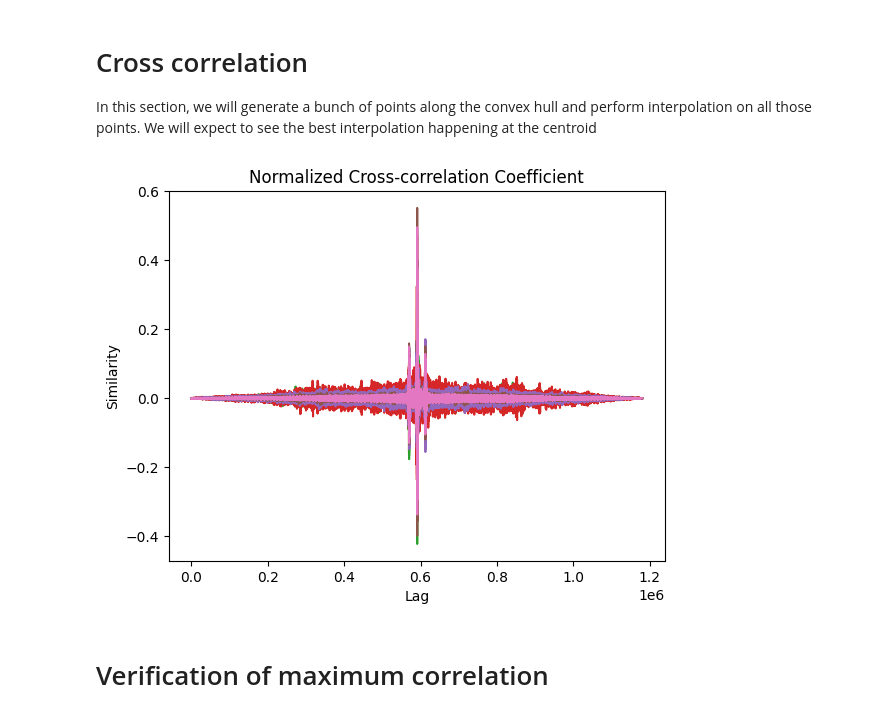
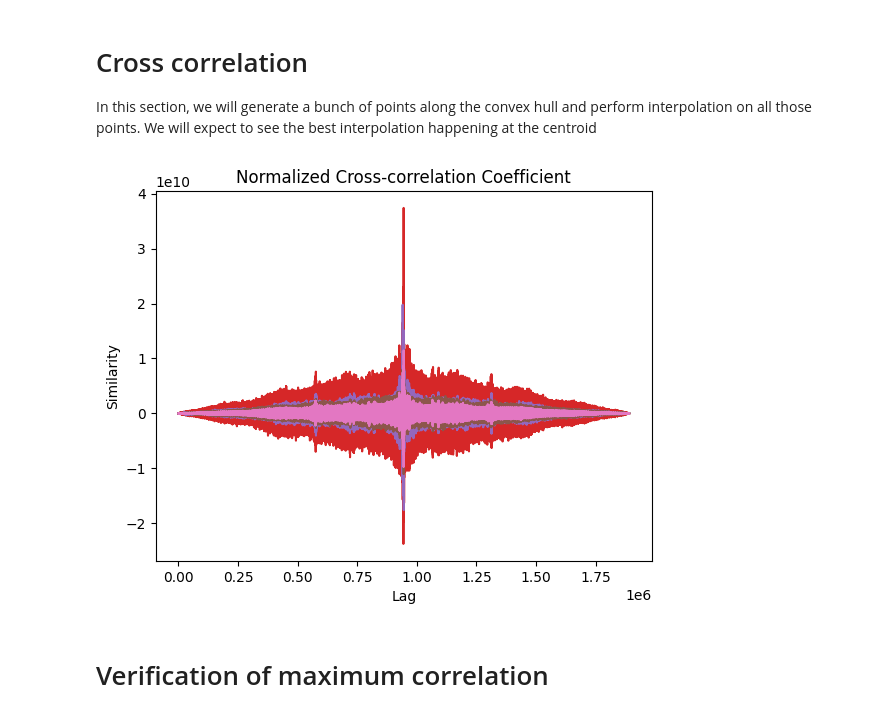
Before and after one commit to tjunjet/spatial_audio, a Jupyter notebook: codes/weighted_dist_tone.ipynb, the cells around one changed output. Cells and saved outputs as stored; diff of their text form; code cells hidden in the pictures.

Commit message:
Managed to get cross correlation working

```diff
--- a/codes/weighted_dist_tone.ipynb
+++ b/codes/weighted_dist_tone.ipynb
@@ -30,14 +30,16 @@ M = 3
 P = 4
 
 # Placing the ambisonic microphones in a triangle, this is the length of the
-# triangle (in centimeters)
-triangle_side = 128
+# triangle (in meters)
+triangle_side = 1.28
 
 # Constants for the attenuation function
+frequency_dist_threshold = 0.9
 volume_threshold = 0.9
 volume_range = 0.9
 hoa_threshold = 0.9
 hoa_range = 1.3
+cutoff_freq = 20000
 
 # Defining the indices of the channel
 w_channel = 0
@@ -243,6 +311,8 @@ We will use the following procedure to synchronize the recordings on the three m
 # Interpolation
 Here, we will start interpolating the microphone signals that we have
 # %%
+import scipy
+
 # Forming the y_m_p array according to the paper
 y_m_p = np.array([
     [mic1_w_signal, mic2_w_signal, mic3_w_signal],
@@ -252,18 +322,38 @@ y_m_p = np.array([
 ])
 
 # Interpolation point coordinates
-interp_point = np.array([triangle_side / 2, (triangle_side * np.sqrt(3)) / 4])  # Ground truth point
+# interp_point = np.array([triangle_side / 2, (triangle_side * np.sqrt(3)) / 4])  # Ground truth point
+interp_point = np.array([triangle_side / 2, 0.15])
 print(f"Interpolated Point: {interp_point}")
 
 # Compute the distance for all samples at once (This is the d_m function)
 distances = np.array([compute_distance(interp_point, m, triangle_side) for m in range(M)])
+print(f"Distances: {distances}")
 
 # Compute the attenuation coefficients for each microphone using broadcasting (This calculates the a_p(d_m))
 a_p_values = attenuation_and_rebalancing(distances[:, np.newaxis])
-a_p_values_reshaped = a_p_values.T[:, :, np.newaxis]
+print(f"Attenuation values: {a_p_values}")
+
+# Computing the filtered kernel
+f_c = distance_dependent_filtering(distances[:, np.newaxis])
+print(f"Cutoff frequencies: {f_c}")
+
+# Creating the filters based on the cutoff frequencies
+num_taps = 101  # Can be adjusted based on your requirements
+
+# Initialize an empty array to hold the filtered signals
+y_m_p_filtered = np.zeros_like(y_m_p)
+
+# Iterate over each microphone
+for i in range(f_c.shape[0]):
+    # Design a low-pass FIR filter for the current microphone
+    h_filter = scipy.signal.firwin(num_taps, f_c[i, 0], fs=fs, pass_zero='lowpass')
+
+    # Apply the filter to each signal for the current microphone
+    for j in range(y_m_p.shape[0]):
+        y_m_p_filtered[j, i] = scipy.signal.convolve(y_m_p[j, i], h_filter, mode='same')  # 'same' keeps the output length the same as the input
 
 # Getting x_p
-x_p = np.sum(a_p_values_reshaped * y_m_p, axis=1)
+x_p = np.sum(a_p_values * y_m_p_filtered, axis=1)
 x_p = x_p.T
-print(x_p)
 # %% [output]
@@ -295,20 +421,20 @@ In this section, we will generate a bunch of points along the convex hull and pe
 # %%
 # Performing cross correlation
 from scipy.signal import correlate
 
 correlation_result = correlate(x_p, gt_signal, mode='full')
 
 # Calculate normalized cross-correlation coefficient
-norm_cross_corr_coeff = correlation_result / (len(x_p) * np.std(x_p) * np.std(gt_signal))
+# norm_cross_corr_coeff = correlation_result / (len(x_p) * np.std(x_p) * np.std(gt_signal))
 
 # Plot the similarity graph
-plt.plot(norm_cross_corr_coeff)
+plt.plot(correlation_result)
 plt.title('Normalized Cross-correlation Coefficient')
 plt.xlabel('Lag')
 plt.ylabel('Similarity')
 plt.show()
 # %% [output]
-[figure, old version]
+[figure, new version]
 # %% [markdown]
 # Verification of maximum correlation
 # %%
```
Also changed, not shown: parts of 15 cells of this notebook, 5 other files.
